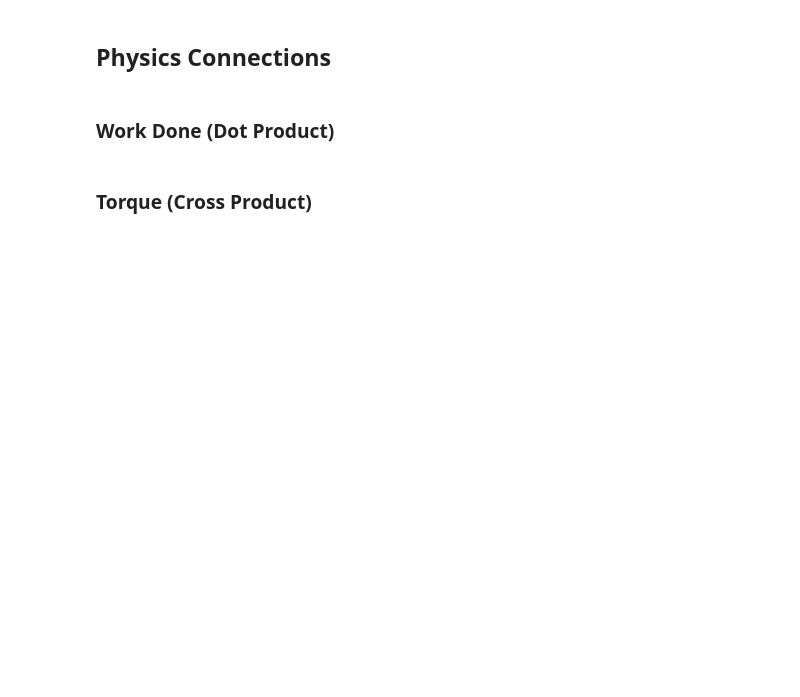
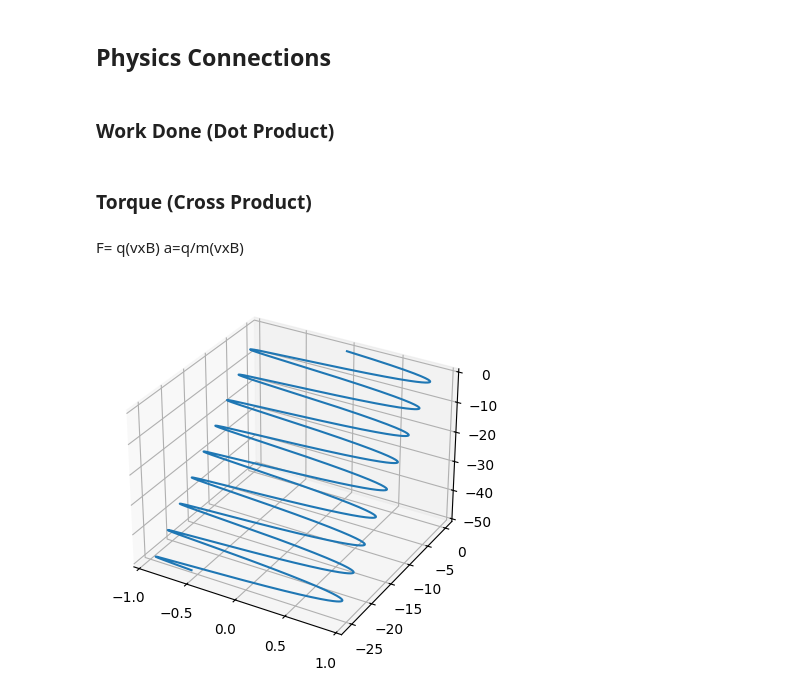
Before and after one commit to kksiraj/Test, a Jupyter notebook: numpy_vectors_matrices.ipynb, the cells around one changed output. Cells and saved outputs as stored; diff of their text form; code cells hidden in the pictures; blank space fills up the shorter version.

```diff
--- a/numpy_vectors_matrices.ipynb
+++ b/numpy_vectors_matrices.ipynb
@@ -110,3 +193,42 @@ print('Work:', F @ d)
 r = np.array([2,0,0])
 F = np.array([0,5,0])
 print('Torque:', np.cross(r,F))
+# %% [markdown]
+F= q(vxB)
+a=q/m(vxB)
+# %%
+r0=np.array([0,0,0])
+v0=np.array([1,-0.5,-1])
+B=np.array([0,0.5,1])
+q=1
+m=1
+dt=0.001
+t_max=50
+# %%
+def charged_particle():
+    r=r0
+    v=v0
+    t=0
+    r_list=[]
+    t_list=[]
+    while t<t_max:
+        r_list.append(r)
+        t_list.append(t)
+        a=q/m*(np.cross(v,B))
+        v=v+dt*a
+        r=r+dt*v
+        t+=dt
+    return np.array(r_list), np.array(t_list)
+# %%
+r,t=charged_particle()
+x = r[:, 0]
+y = r[:, 1]
+z = r[:, 2]
+
+ax = plt.axes(projection='3d')
+
+ax.plot(x, y, z)
+
+plt.show()
+# %% [output]
+[figure, added]
```
Also changed, not shown: parts of 22 cells of this notebook.
